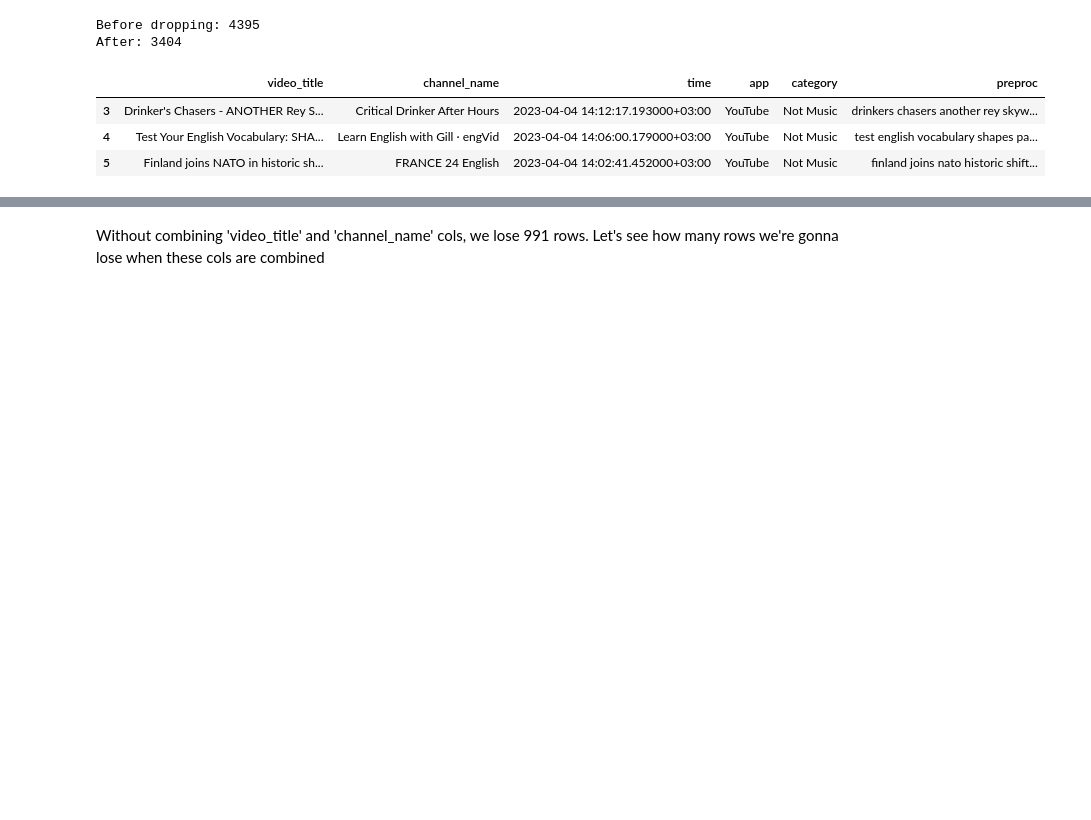
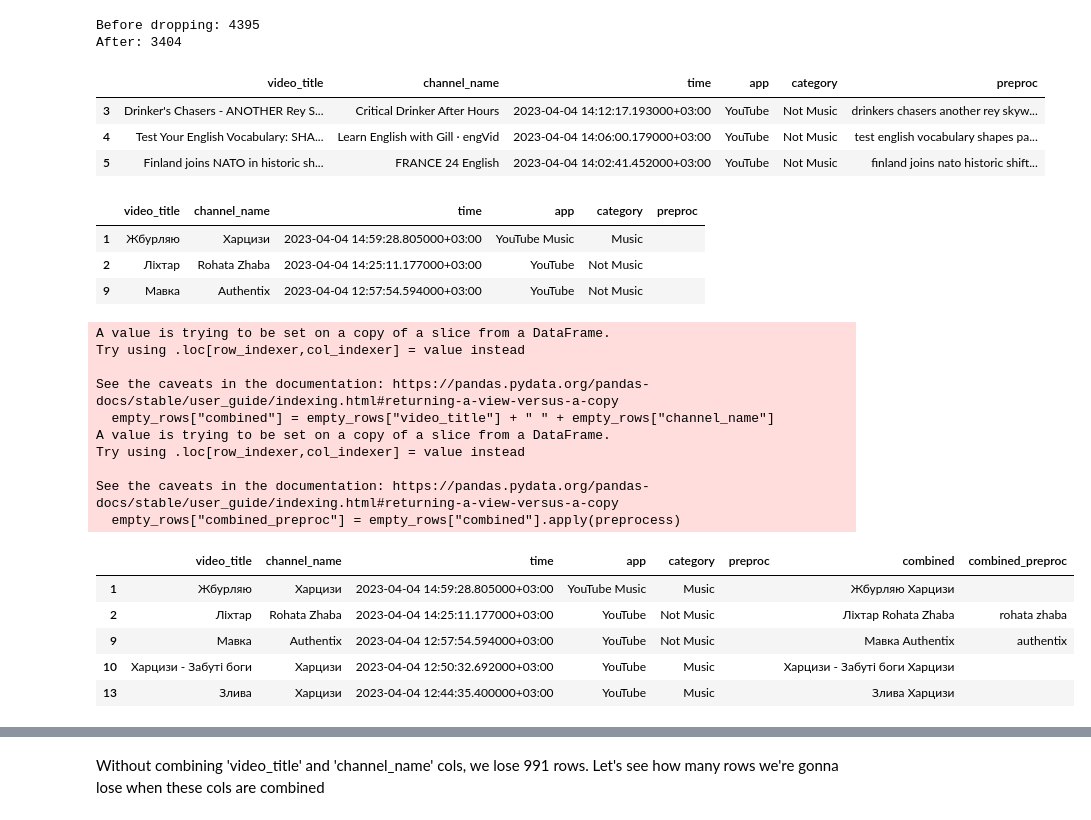
Before and after one commit to SanAntonik/yt_activity_analysis, a Jupyter notebook: classify.ipynb, the cells around one changed output, grey strips where cells are left out. Cells and saved outputs as stored; diff of their text form; code cells hidden in the pictures; blank space fills up the shorter version.

```diff
--- a/classify.ipynb
+++ b/classify.ipynb
@@ -109,3 +110,31 @@ After: 3404
 | 3 | Drinker's Chasers - ANOTHER Rey S... | Critical Drinker After Hours | 2023-04-04 14:12:17.193000+03:00 | YouTube | Not Music | drinkers chasers another rey skyw... |
 | 4 | Test Your English Vocabulary: SHA... | Learn English with Gill · engVid | 2023-04-04 14:06:00.179000+03:00 | YouTube | Not Music | test english vocabulary shapes pa... |
 | 5 | Finland joins NATO in historic sh... | FRANCE 24 English | 2023-04-04 14:02:41.452000+03:00 | YouTube | Not Music | finland joins nato historic shift... |
+# %%
+empty_rows.head(3)
+# %% [output]
+|  | video_title | channel_name | time | app | category | preproc |
+| 1 | Жбурляю | Харцизи | 2023-04-04 14:59:28.805000+03:00 | YouTube Music | Music |  |
+| 2 | Ліхтар | Rohata Zhaba | 2023-04-04 14:25:11.177000+03:00 | YouTube | Not Music |  |
+| 9 | Мавка | Authentix | 2023-04-04 12:57:54.594000+03:00 | YouTube | Not Music |  |
+# %%
+empty_rows["combined"] = empty_rows["video_title"] + " " + empty_rows["channel_name"]
+empty_rows["combined_preproc"] = empty_rows["combined"].apply(preprocess)
+empty_rows.head()
+# %% [output]
+A value is trying to be set on a copy of a slice from a DataFrame.
+Try using .loc[row_indexer,col_indexer] = value instead
+
+See the caveats in the documentation: https://pandas.pydata.org/pandas-docs/stable/user_guide/indexing.html#returning-a-view-versus-a-copy
+  empty_rows["combined"] = empty_rows["video_title"] + " " + empty_rows["channel_name"]
+A value is trying to be set on a copy of a slice from a DataFrame.
+Try using .loc[row_indexer,col_indexer] = value instead
+
+See the caveats in the documentation: https://pandas.pydata.org/pandas-docs/stable/user_guide/indexing.html#returning-a-view-versus-a-copy
+  empty_rows["combined_preproc"] = empty_rows["combined"].apply(preprocess)
+|  | video_title | channel_name | time | app | category | preproc | combined | combined_preproc |
+| 1 | Жбурляю | Харцизи | 2023-04-04 14:59:28.805000+03:00 | YouTube Music | Music |  | Жбурляю Харцизи |  |
+| 2 | Ліхтар | Rohata Zhaba | 2023-04-04 14:25:11.177000+03:00 | YouTube | Not Music |  | Ліхтар Rohata Zhaba | rohata zhaba |
+| 9 | Мавка | Authentix | 2023-04-04 12:57:54.594000+03:00 | YouTube | Not Music |  | Мавка Authentix | authentix |
+| 10 | Харцизи - Забуті боги | Харцизи | 2023-04-04 12:50:32.692000+03:00 | YouTube | Music |  | Харцизи - Забуті боги Харцизи |  |
+| 13 | Злива | Харцизи | 2023-04-04 12:44:35.400000+03:00 | YouTube | Music |  | Злива Харцизи |  |
```
Also changed, not shown: parts of 12 cells of this notebook.
